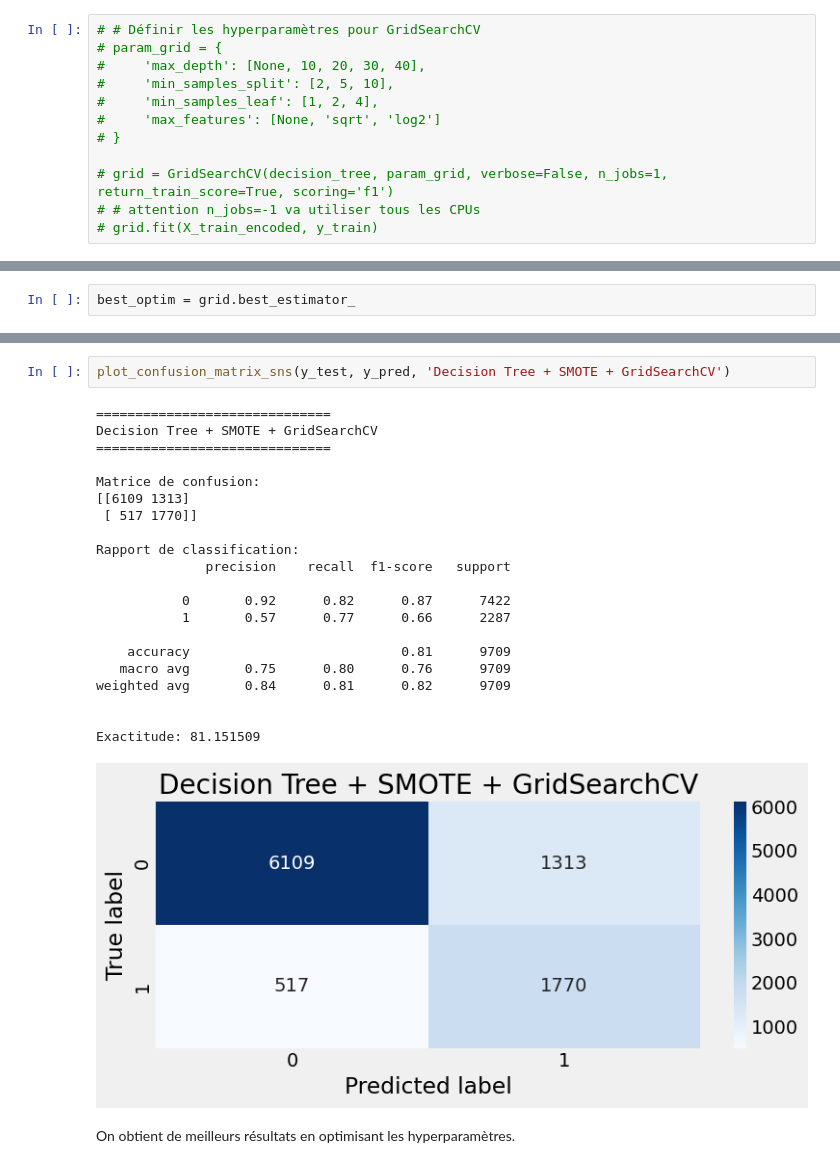
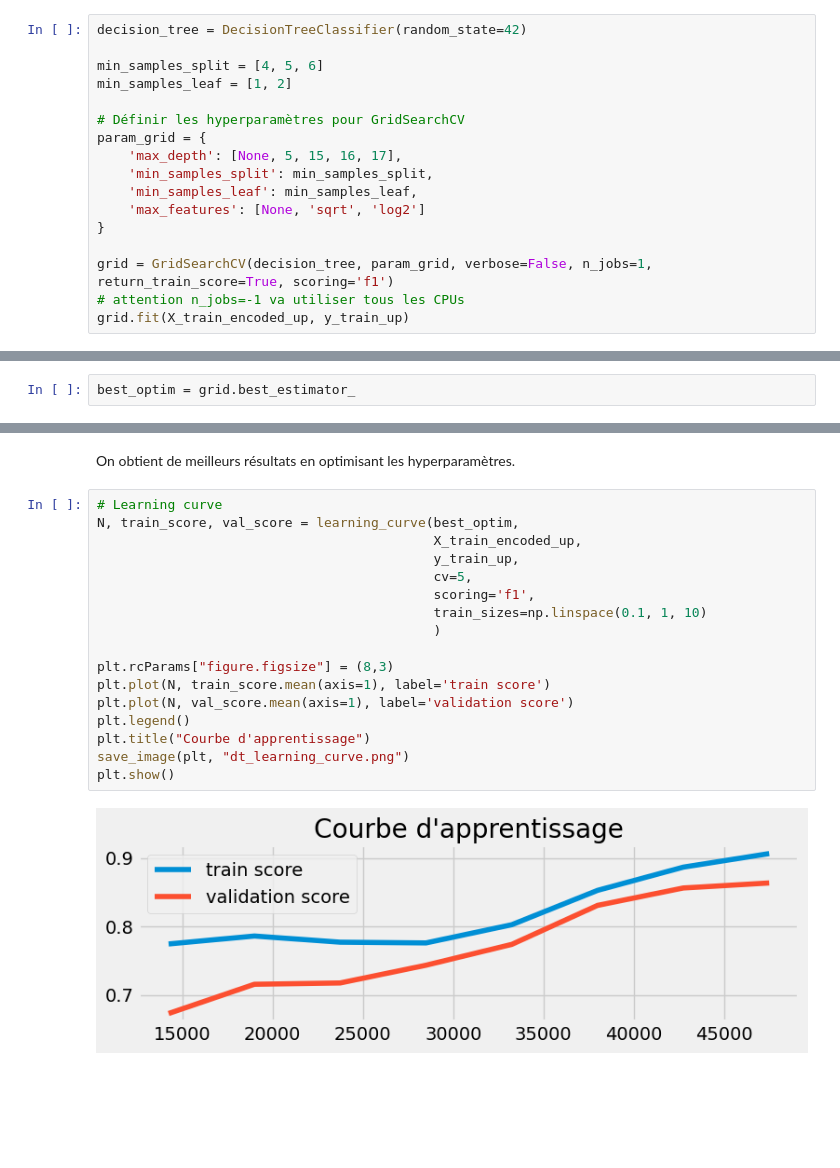
Before and after one commit to jrafei/income-prediction, a Jupyter notebook: notebooks/models_random_forests.ipynb, the cells around one changed output, grey strips where cells are left out. Saved outputs shown, nothing was run; the diff lists cells and outputs as text; blank space fills up the shorter version.

```diff
--- a/notebooks/models_random_forests.ipynb
+++ b/notebooks/models_random_forests.ipynb
@@ -421,14 +425,19 @@ DecisionTreeClassifier(random_state=42)
 # %%
-# # Définir les hyperparamètres pour GridSearchCV
-# param_grid = {
-#     'max_depth': [None, 10, 20, 30, 40],
-#     'min_samples_split': [2, 5, 10],
-#     'min_samples_leaf': [1, 2, 4],
-#     'max_features': [None, 'sqrt', 'log2']
-# }
+decision_tree = DecisionTreeClassifier(random_state=42)
 
-# grid = GridSearchCV(decision_tree, param_grid, verbose=False, n_jobs=1, return_train_score=True, scoring='f1')
-# # attention n_jobs=-1 va utiliser tous les CPUs
-# grid.fit(X_train_encoded, y_train)
+min_samples_split = [4, 5, 6]
+min_samples_leaf = [1, 2]
+
+# Définir les hyperparamètres pour GridSearchCV
+param_grid = {
+    'max_depth': [None, 5, 15, 16, 17],
+    'min_samples_split': min_samples_split,
+    'min_samples_leaf': min_samples_leaf,
+    'max_features': [None, 'sqrt', 'log2']
+}
+
+grid = GridSearchCV(decision_tree, param_grid, verbose=False, n_jobs=1, return_train_score=True, scoring='f1')
+# attention n_jobs=-1 va utiliser tous les CPUs
+grid.fit(X_train_encoded_up, y_train_up)
 # %% [output]
 GridSearchCV(estimator=DecisionTreeClassifier(random_state=42), n_jobs=1,
@@ -496,26 +494,21 @@ y_pred = best_optim.predict(X_test_encoded)
-# %%
-plot_confusion_matrix_sns(y_test, y_pred, 'Decision Tree + SMOTE + GridSearchCV')
-# %% [output]
-==============================
-Decision Tree + SMOTE + GridSearchCV
-==============================
-
-Matrice de confusion:
-[[6109 1313]
- [ 517 1770]]
-
-Rapport de classification:
-              precision    recall  f1-score   support
-
-           0       0.92      0.82      0.87      7422
-           1       0.57      0.77      0.66      2287
-
-    accuracy                           0.81      9709
-   macro avg       0.75      0.80      0.76      9709
-weighted avg       0.84      0.81      0.82      9709
-
-
-Exactitude: 81.151509
-[figure, removed]
 # %% [markdown]
 On obtient de meilleurs résultats en optimisant les hyperparamètres.
+# %%
+# Learning curve
+N, train_score, val_score = learning_curve(best_optim,
+                                           X_train_encoded_up,
+                                           y_train_up,
+                                           cv=5,
+                                           scoring='f1',
+                                           train_sizes=np.linspace(0.1, 1, 10)
+                                           )
+
+plt.rcParams["figure.figsize"] = (8,3)
+plt.plot(N, train_score.mean(axis=1), label='train score')
+plt.plot(N, val_score.mean(axis=1), label='validation score')
+plt.legend()
+plt.title("Courbe d'apprentissage")
+save_image(plt, "dt_learning_curve.png")
+plt.show()
+# %% [output]
+[figure, added]
```
Also changed, not shown: parts of 48 cells of this notebook, 32 other files.
